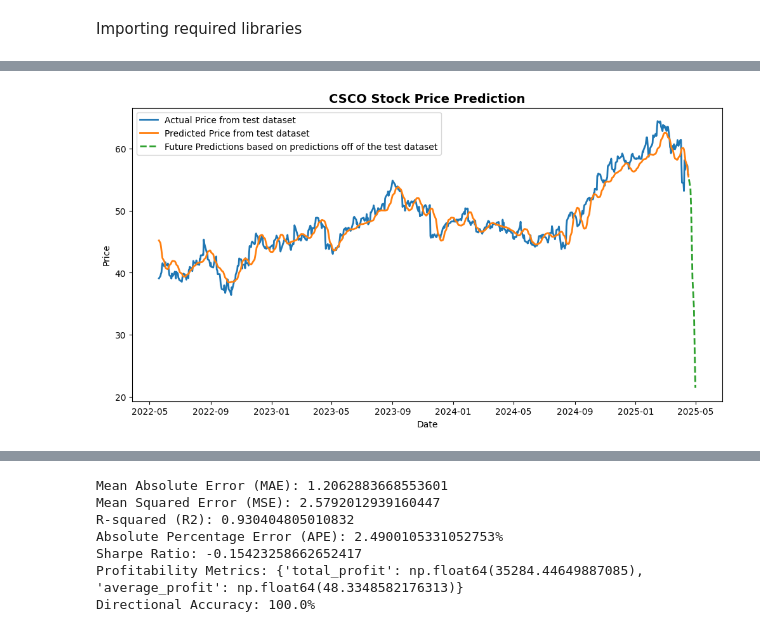
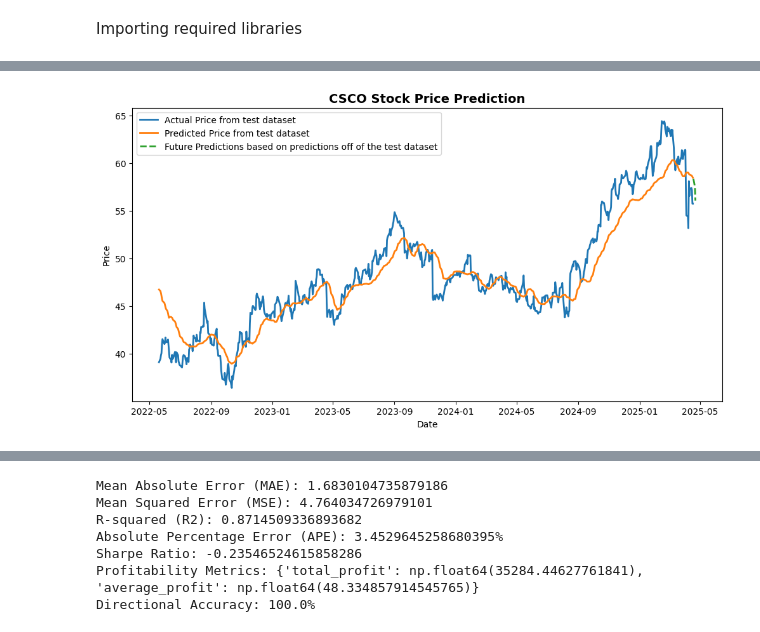
Before and after one commit to ApooU2/Project_Delta, a Jupyter notebook: combined.ipynb, the cells around one changed output, grey strips where cells are left out. Drawn from its saved outputs; the diff is of its cells as text; code cells hidden in the pictures.

```diff
--- a/combined.ipynb
+++ b/combined.ipynb
@@ -35,14 +35,29 @@ ticker = 'CSCO'  # Replace with desired stock ticker
 data = yf.download(ticker, start='2010-01-01', end='2025-05-01')
 data = data[['Close', 'Volume']]
 
+# Calculate moving averages
+ma_50 = data['Close'].rolling(window=50).mean()
+ma_200 = data['Close'].rolling(window=200).mean()
+data['MA_50'] = ma_50
+data['MA_200'] = ma_200
+data['Divergence'] = data['MA_50'] - data['MA_200']
 
-# Add the VIX index as a feature denoting implied volatility
-# Adding VIX data in the form of OPEN price, CLOSE price, Volume and the intraday range along with the mean price during the day
+# Adding RSI
+data['RSI'] = 100 - (100 / (1 + data['Close'].pct_change().rolling(window=14).mean() / data['Close'].pct_change().rolling(window=14).std()))
 
-# Calculate moving average and divergence
-data['MA_50'] = data['Close'].rolling(window=50).mean()
-data['MA_200'] = data['Close'].rolling(window=200).mean()
-data['Divergence'] = data['MA_50'] - data['MA_200']
+# Calculate Bollinger Bands separately
+std_dev = data['Close'].rolling(window=50).std()
+data['Upper_Band'] = ma_50 + (2 * std_dev)
+data['Lower_Band'] = ma_50 - (2 * std_dev)
+
+# Fetch VIX data and integrate it into the dataset
+vix_data = yf.download('^VIX', start='2010-01-01', end='2025-05-01')
+vix_data['Intraday_Range_VIX'] = vix_data['High'] - vix_data['Low']
+vix_data['Mean_Price_VIX'] = (vix_data['High'] + vix_data['Low']) / 2
+vix_data = vix_data[['Open', 'Close', 'Volume', 'Intraday_Range_VIX', 'Mean_Price_VIX']]
+
+# Align VIX data with stock data
+data = data.join(vix_data, how='inner', rsuffix='_VIX')
 
 # Drop rows with NaN values due to rolling calculations
 data = data.dropna()
@@ -74,7 +92,7 @@ def create_sequences(data, seq_length):
         y.append(data[i + seq_length, 0])  # Predict 'Close' price
     return np.array(x), np.array(y)
 
-seq_length = 300
+seq_length = 14
 x_train, y_train = create_sequences(train_data, seq_length)
 x_train = np.reshape(x_train, (x_train.shape[0], x_train.shape[1], x_train.shape[2]))
 # %%
@@ -123,7 +141,7 @@ predictions = model.predict(x_test)
 predictions = scaler.inverse_transform(np.concatenate((predictions, np.zeros((predictions.shape[0], scaled_data.shape[1] - 1))), axis=1))[:, 0]
 
 # Predict multiple days into the future using actual data
-future_days = 10  # Number of days to predict into the future
+future_days = 3  # Number of days to predict into the future
 future_predictions = []
 
 for _ in range(future_days):
@@ -182 +197 @@ for i in range(len(future_dates)):
-[figure, old version]
+[figure, new version]
@@ -202,13 +210,15 @@ def absolute_percentage_error(y_true, y_pred):
 
 ape = absolute_percentage_error(actual_prices, predictions)    #absolute percentage error metric
 
-# Print metrics
-print(f"Mean Absolute Error (MAE): {mae}")
-print(f"Mean Squared Error (MSE): {mse}")
-print(f"R-squared (R2): {r2}")
-print(f"Absolute Percentage Error (APE): {ape}%")
+# Print metrics with descriptions
+print(f"Mean Absolute Error (MAE): {mae:.4f} (lower is better - represents average absolute prediction error)")
+print(f"Mean Squared Error (MSE): {mse:.4f} (lower is better - penalizes larger errors more heavily)")
+print(f"R-squared (R2): {r2:.4f} (higher is better - 1.0 is perfect fit, 0.0 is poor fit)")
+print(f"Absolute Percentage Error (APE): {ape:.2f}% (lower is better - average percentage deviation from actual values)")
 
-
+print(f"Sharpe Ratio: {sharpe_ratio:.4f} (higher is better - risk-adjusted return metric, >1 is good)")
+print(f"Profitability Metrics: {profitability_metrics} (higher total and average profit is better)")
+print(f"Directional Accuracy: {directional_accuracy:.2f}% (higher is better - percentage of correct price movement predictions)")
 
 def calculate_directional_accuracy(predictions, actuals):
     correct_directions = np.sign(predictions) == np.sign(actuals)
@@ -220,7 +230,6 @@ def calculate_sharpe_ratio(returns, risk_free_rate=0.0):
     excess_returns = np.array(returns) - risk_free_rate
     return excess_returns.mean() / excess_returns.std() if excess_returns.std() != 0 else 0
 
-
 # Calculate profitability metrics
 def calculate_profitability_metrics(predictions, actuals):
     profits = np.array(actuals) * np.sign(predictions)
@@ -231,23 +240,21 @@ def calculate_profitability_metrics(predictions, actuals):
         "average_profit": average_profit
     }
 
-
 # Calculate metrics
 returns = predictions - actual_prices
 sharpe_ratio = calculate_sharpe_ratio(returns)
 profitability_metrics = calculate_profitability_metrics(predictions, actual_prices)
 directional_accuracy = calculate_directional_accuracy(predictions, actual_prices)
 
-
 # Print metrics
-print(f"Sharpe Ratio: {sharpe_ratio}")
-print(f"Profitability Metrics: {profitability_metrics}")
-print(f"Directional Accuracy: {directional_accuracy}%")
+print(f"Sharpe Ratio: {sharpe_ratio:.4f} (higher is better - risk-adjusted return metric, >1 is good)")
+print(f"Profitability Metrics: {profitability_metrics} (higher total and average profit is better)")
+print(f"Directional Accuracy: {directional_accuracy:.2f}% (higher is better - percentage of correct price movement predictions)")
 # %% [output]
-Mean Absolute Error (MAE): 1.2062883668553601
-Mean Squared Error (MSE): 2.5792012939160447
-R-squared (R2): 0.930404805010832
-Absolute Percentage Error (APE): 2.4900105331052753%
-Sharpe Ratio: -0.15423258662652417
-Profitability Metrics: {'total_profit': np.float64(35284.44649887085), 'average_profit': np.float64(48.3348582176313)}
+Mean Absolute Error (MAE): 1.6830104735879186
+Mean Squared Error (MSE): 4.764034726979101
+R-squared (R2): 0.8714509336893682
+Absolute Percentage Error (APE): 3.4529645258680395%
+Sharpe Ratio: -0.23546524615858286
+Profitability Metrics: {'total_profit': np.float64(35284.44627761841), 'average_profit': np.float64(48.334857914545765)}
 Directional Accuracy: 100.0%
```
Also changed, not shown: parts of 4 cells of this notebook.
